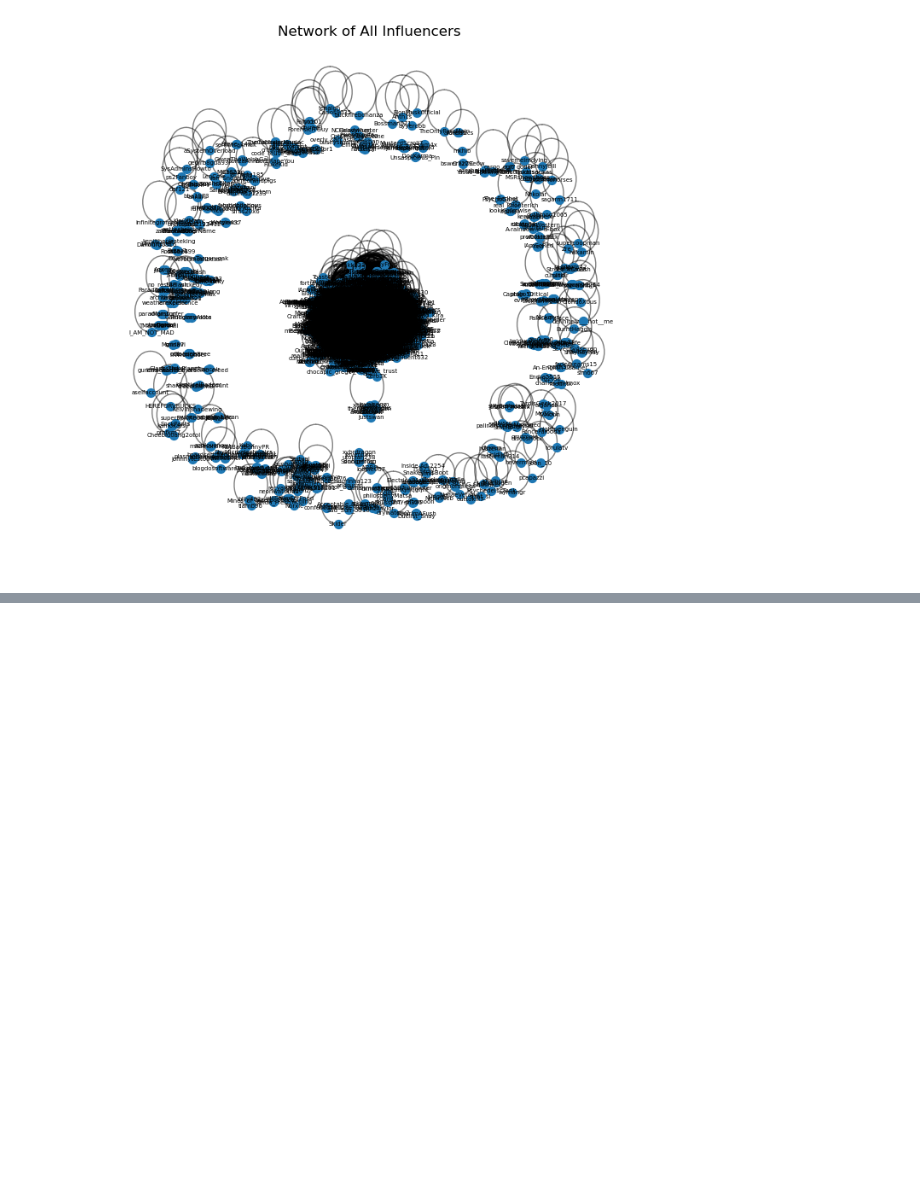
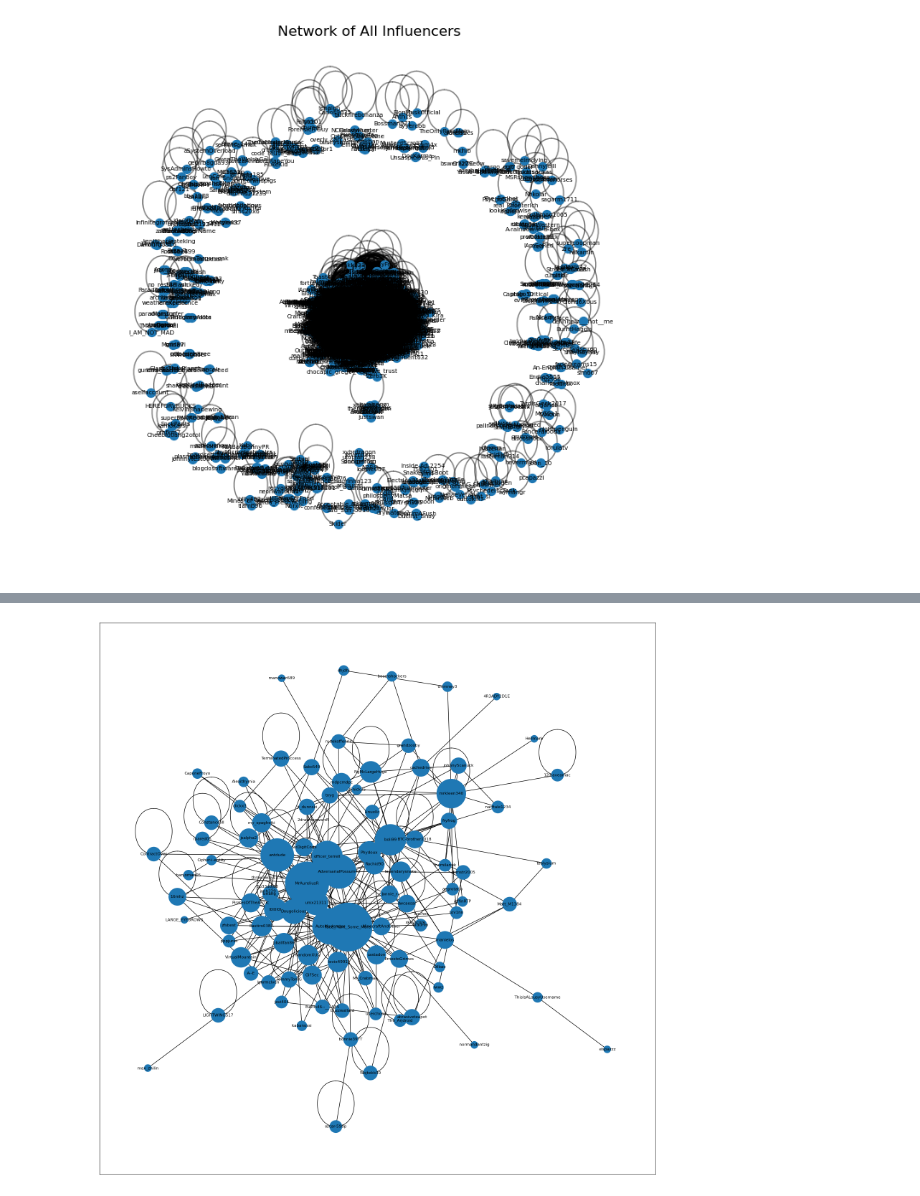
Before and after one commit to ItIsIvyLou/Social-Media-Analysis-Project, a Jupyter notebook: Group Assignment/Part II.ipynb, the cells around one changed output, grey strips where cells are left out. Saved outputs shown, nothing was run; the diff lists cells and outputs as text; code cells hidden in the pictures; blank space fills up the shorter version.

```diff
--- a/Group Assignment/Part II.ipynb
+++ b/Group Assignment/Part II.ipynb
@@ -11,7 +11,7 @@ import zstandard as zstd
 import io
 # %%
 # Import the submissions
-filepath = "/Users/sunnygao/Desktop/INSY670/Group Assignment/virtualbox_submissions.zst"
+filepath = "/Users/zy/Documents/GitHub/Social-Media-Analysis-Project/Group Assignment/virtualbox_submissions.zst"
 df_submission= pd.read_json(filepath,compression=dict(method='zstd', max_window_size=2147483648), lines=True)
 # %%
 df_submission.head()
@@ -25,7 +25,7 @@ df_submission.head()
 5 rows × 124 columns
 # %%
 # Import the comments
-filepath = "/Users/sunnygao/Desktop/INSY670/Group Assignment/virtualbox_comments.zst"
+filepath = "/Users/zy/Documents/GitHub/Social-Media-Analysis-Project/Group Assignment/virtualbox_comments.zst"
 df_comments= pd.read_json(filepath,compression=dict(method='zstd', max_window_size=2147483648), lines=True)
 # %%
 df_comments.head()
@@ -178,0 +209,8 @@ plt.show()
+# %%
+# Remove the '[deleted]' entry
+df_scores_normalized = df_scores_normalized.drop('[deleted]', errors='ignore')
+
+# Get the top 20 influencers
+top_20_influencers = df_scores_normalized.nlargest(20, 'score')
+print("Top 20 Influencers:")
+print(top_20_influencers)
@@ -178,0 +235,32 @@ plt.show()
+# %%
+# Get the top 100 influencers for the network visualization
+top_100_influencers = df_scores_normalized.nlargest(100, 'score')
+
+# Create a subgraph with only the top 100 influencers
+H = G.subgraph(top_100_influencers.index)
+
+# Increase figure size
+plt.figure(figsize=(20, 20))
+
+# Use Kamada-Kawai layout
+pos = nx.kamada_kawai_layout(H)
+
+# Adjust node sizes based on degree
+node_sizes = [H.degree(node) * 200 for node in H.nodes]
+
+# Adjust label sizes based on degree
+label_sizes = {node: H.degree(node) * 10 for node in H.nodes}
+
+# Draw nodes
+nx.draw_networkx_nodes(H, pos, node_size=node_sizes)
+
+# Draw edges with thickness representing connection strength (assuming 'weight' attribute exists)
+edge_widths = [H[u][v].get('weight', 1) for u, v in H.edges]
+nx.draw_networkx_edges(H, pos, width=edge_widths)
+
+# Draw labels
+nx.draw_networkx_labels(H, pos, font_size=8)
+
+plt.show()
+# %% [output]
+[figure, added]
```
Also changed, not shown: parts of 5 cells of this notebook.
